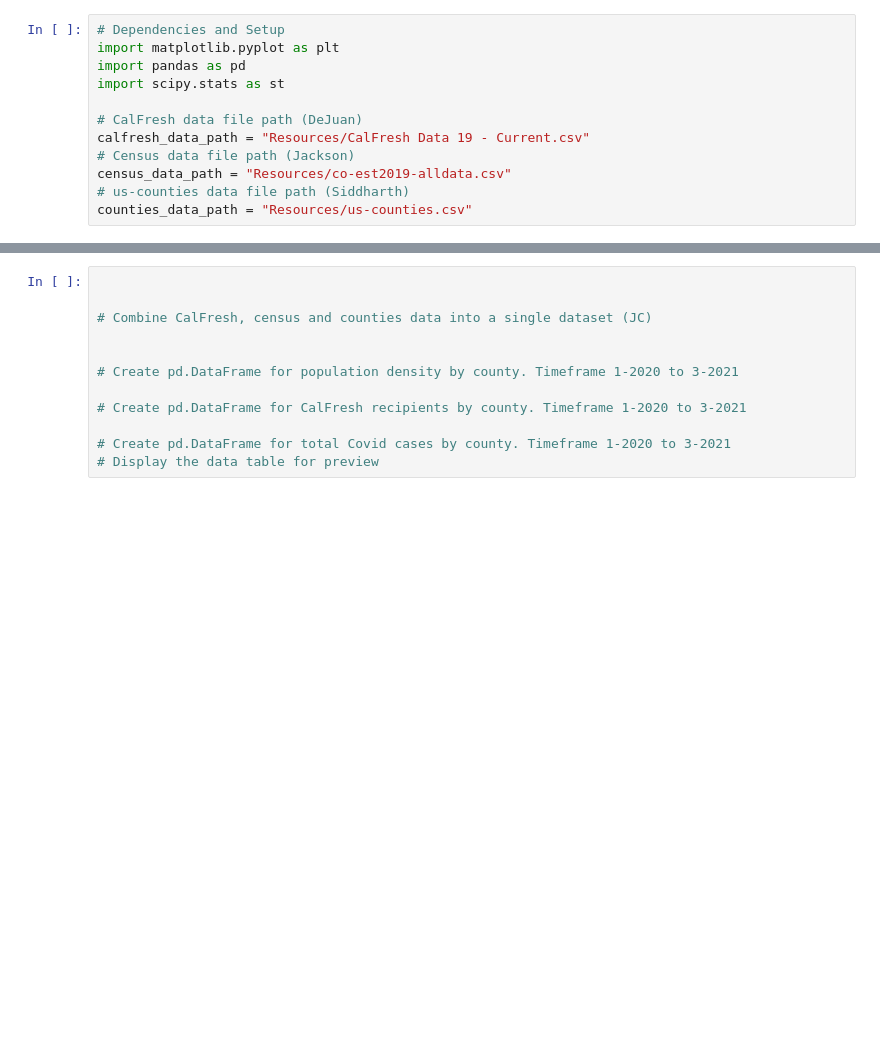
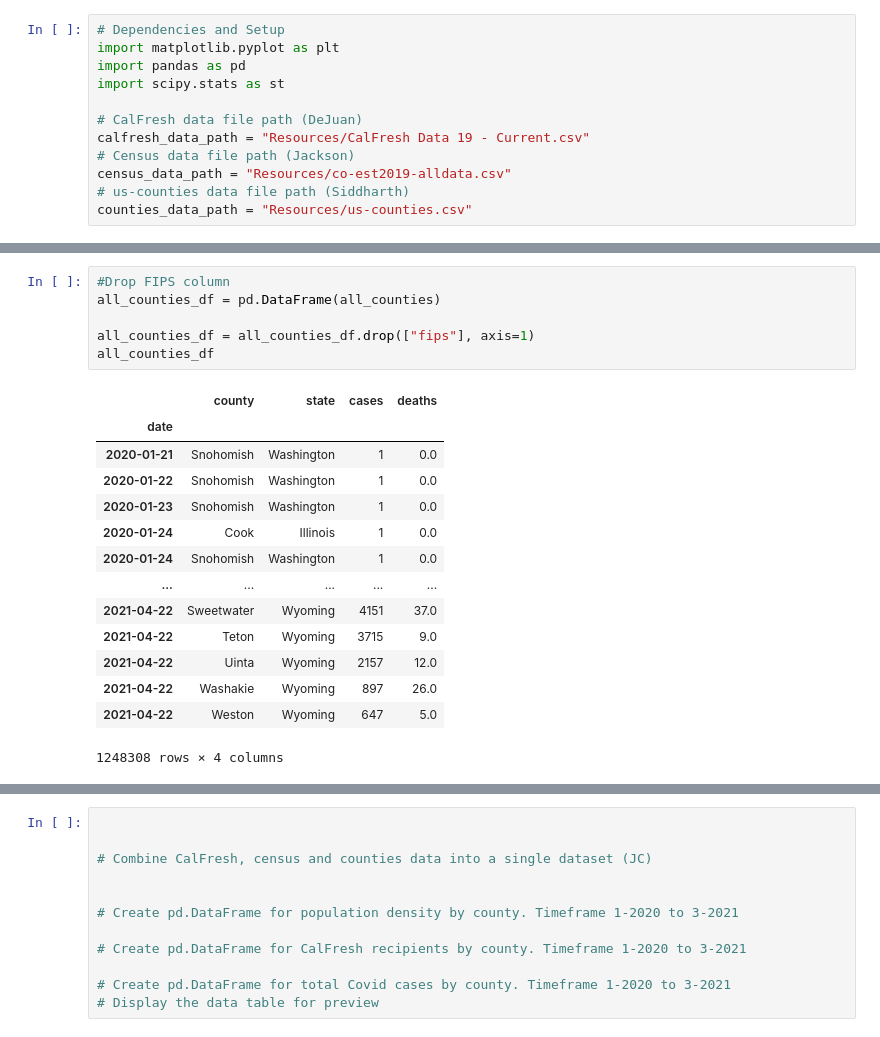
Before and after one commit to speedracer05/Covid_CalFresh, a Jupyter notebook: Covid_CalFresh.ipynb, the cells around one changed output, grey strips where cells are left out. Cells and saved outputs as stored; diff of their text form; blank space fills up the shorter version.

```diff
--- a/Covid_CalFresh.ipynb
+++ b/Covid_CalFresh.ipynb
@@ -28,0 +56,21 @@ calfresh_data.head()
+# %%
+#Drop FIPS column
+all_counties_df = pd.DataFrame(all_counties)
+
+all_counties_df = all_counties_df.drop(["fips"], axis=1)
+all_counties_df
+# %% [output]
+|  | county | state | cases | deaths |
+| date |  |  |  |  |
+| 2020-01-21 | Snohomish | Washington | 1 | 0.0 |
+| 2020-01-22 | Snohomish | Washington | 1 | 0.0 |
+| 2020-01-23 | Snohomish | Washington | 1 | 0.0 |
+| 2020-01-24 | Cook | Illinois | 1 | 0.0 |
+| 2020-01-24 | Snohomish | Washington | 1 | 0.0 |
+| ... | ... | ... | ... | ... |
+| 2021-04-22 | Sweetwater | Wyoming | 4151 | 37.0 |
+| 2021-04-22 | Teton | Wyoming | 3715 | 9.0 |
+| 2021-04-22 | Uinta | Wyoming | 2157 | 12.0 |
+| 2021-04-22 | Washakie | Wyoming | 897 | 26.0 |
+| 2021-04-22 | Weston | Wyoming | 647 | 5.0 |
+1248308 rows × 4 columns
```
Also changed, not shown: parts of 7 cells of this notebook, 2 other files.
